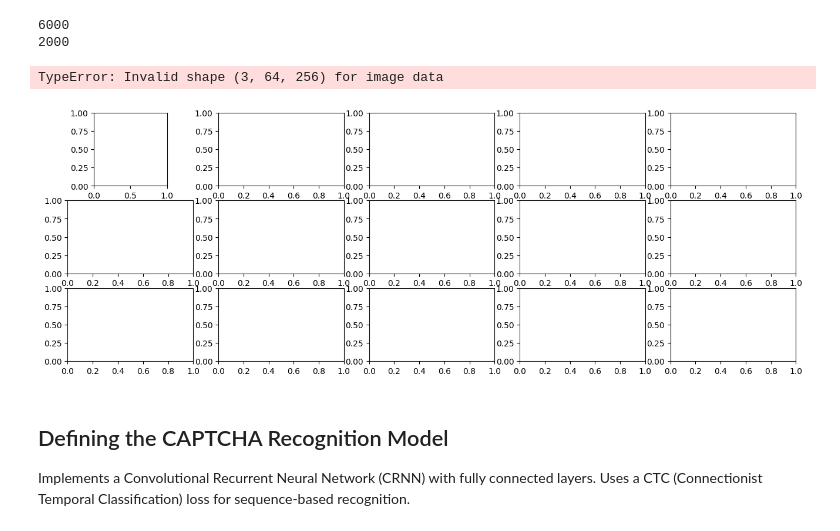
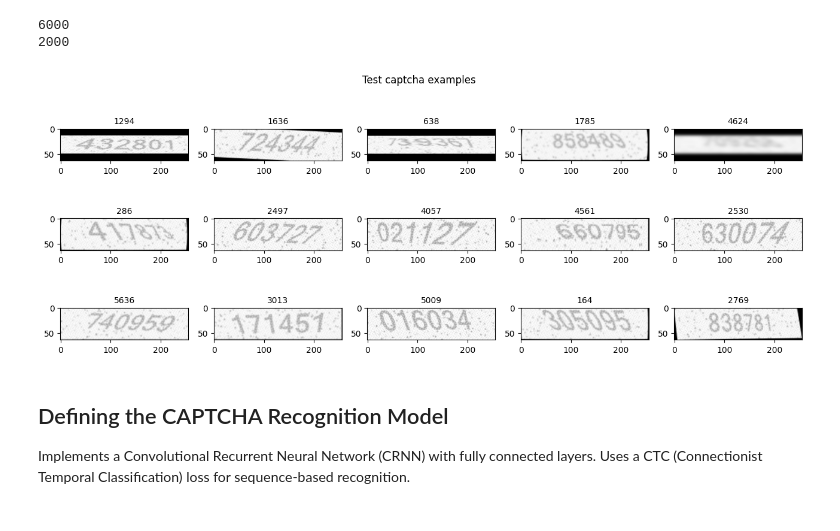
Before and after one commit to PriyanshX1902/Captcha_Recognition, a Jupyter notebook: Captcha_Recognition.ipynb, the cells around one changed output. Saved outputs shown, nothing was run; the diff lists cells and outputs as text; code cells hidden in the pictures.

```diff
--- a/Captcha_Recognition.ipynb
+++ b/Captcha_Recognition.ipynb
@@ -112,12 +112,11 @@ class CaptchaDataset(Dataset):
 
     # img = cv2.cvtColor(img, cv2.COLOR_RGB2GRAY)
     img = train_transforms(image=img)['image']
-    img = cv2.resize(img, (img_height, img_width))
-    img = img.reshape((3, img_height, img_width))
-    img = (img  / 127.5) - 1.0
-
+    img = cv2.resize(img, (img_width, img_height),
+               interpolation = cv2.INTER_LINEAR)
+    img = img / 255.0
     img = torch.FloatTensor(img)
-    # img = torch.permute(img, (2, 0, 1))
+    img = torch.permute(img, (2, 0, 1))
     return img
 
   def __getitem__(self, index):
@@ -163,17 +162,19 @@ val_loader = DataLoader(val_dataset, batch_size=batch_size, num_workers=num_work
 # %%
 fig, axs = plt.subplots(3, 5, figsize=(16, 5.5))
 for i in range(15):
     ax = axs[i // 5][i % 5]
     random_index = np.random.randint(0, len(train_dataset))
     image, target, target_lengths = train_dataset.__getitem__(random_index)
-    ax.imshow(image)
+
+    image = torch.permute(image, (1, 2, 0))
+    img = image.numpy()
+    ax.imshow(img)
     ax.grid(False)
     ax.set_title(f'{random_index}', fontsize=10)
 fig.suptitle('Test captcha examples')
 plt.show()
 # %% [output]
-TypeError: Invalid shape (3, 64, 256) for image data
-[figure, old version]
+[figure, new version]
 # %% [markdown]
 ## Defining the CAPTCHA Recognition Model
 
```
Also changed, not shown: parts of 3 cells of this notebook, 12 other files.
